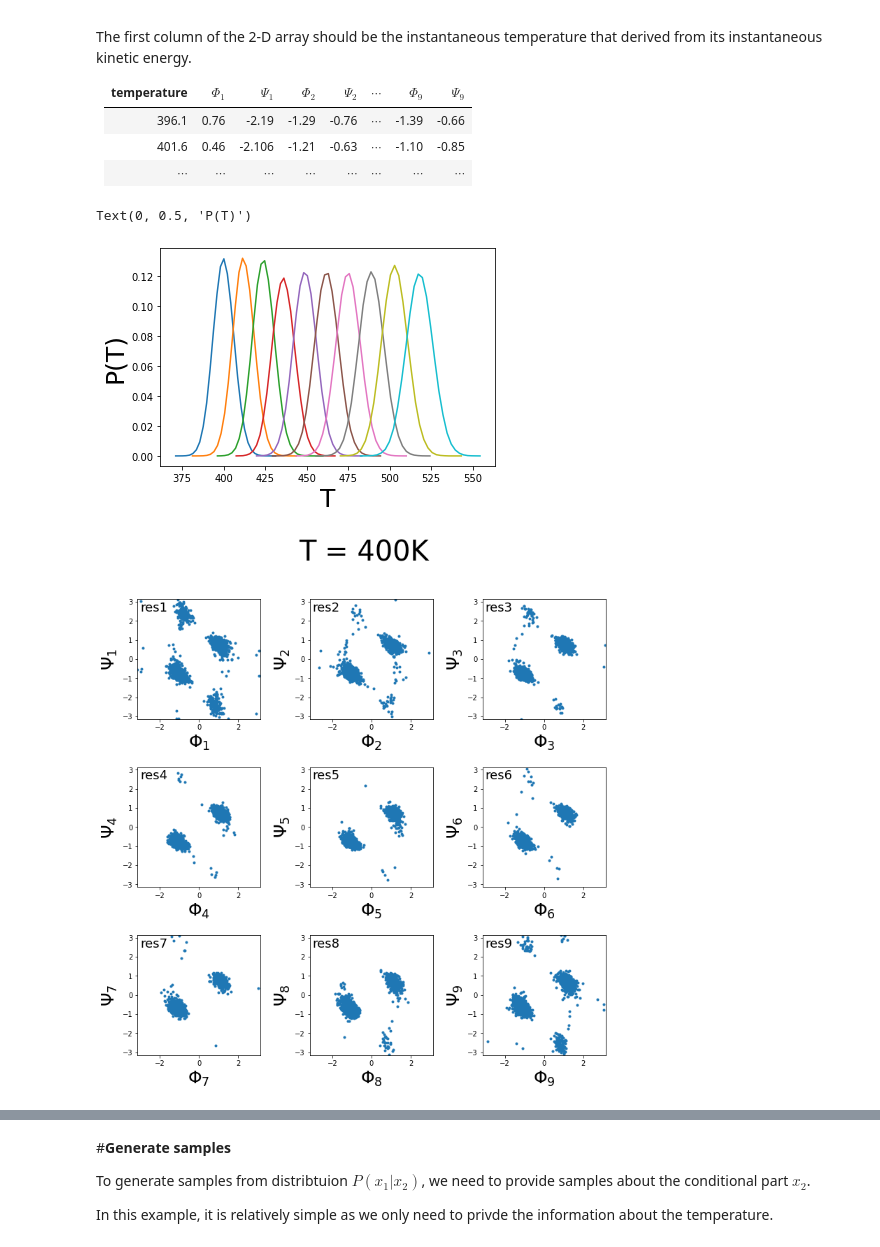
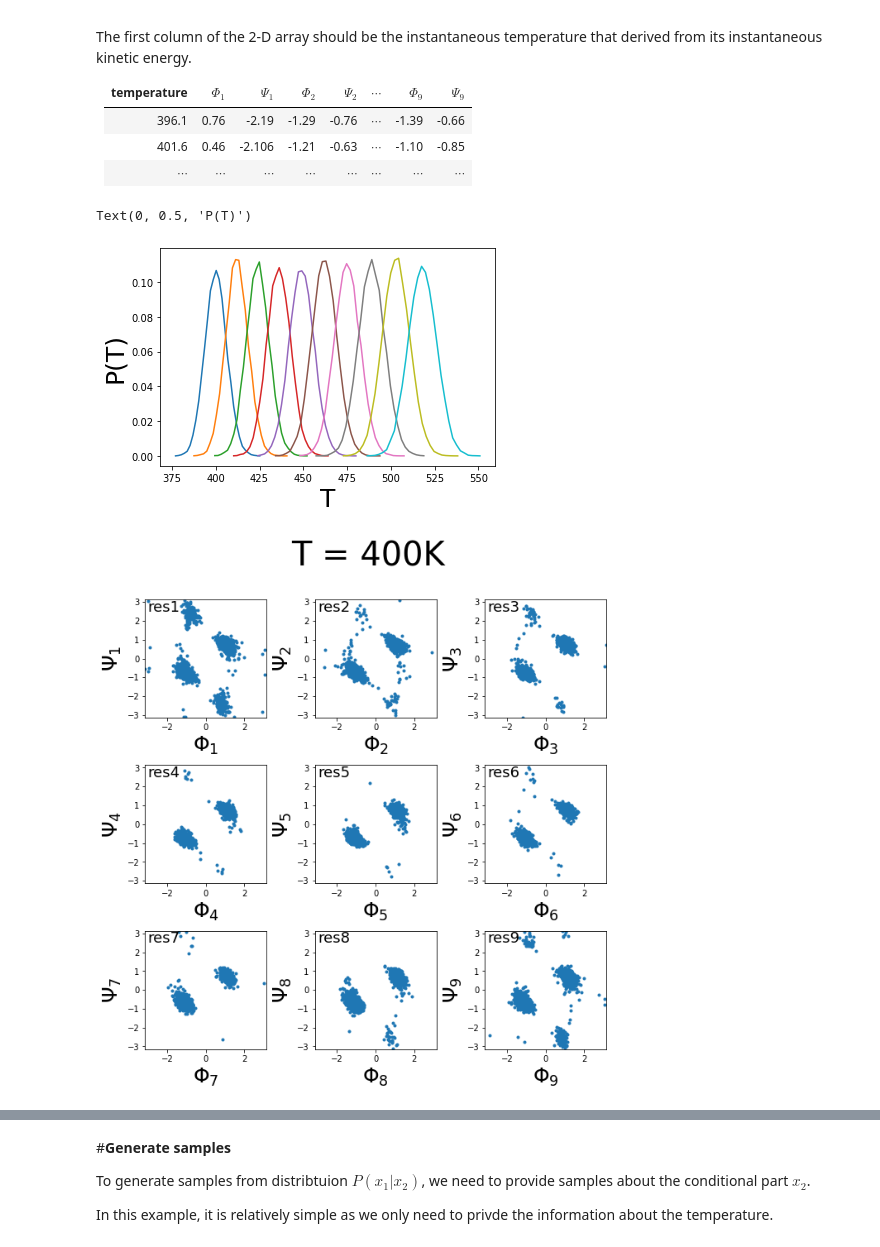
Before and after one commit to tiwarylab/DDPM_REMD, a Jupyter notebook: DPPM_REMD_SciML.ipynb, the cells around one changed output, grey strips where cells are left out. Cells and saved outputs as stored; diff of their text form; code cells hidden in the pictures.

```diff
--- a/DPPM_REMD_SciML.ipynb
+++ b/DPPM_REMD_SciML.ipynb
@@ -56,6 +51,6 @@ Example: AIB9
 ###Task:
 ####learn a generator to generate samples from $P(\Phi_1, \Psi_1, \Phi_2, \Psi_2, \cdots \Phi_9, \Psi_9|T)$
 # %%
-training_data = np.load('traj_AIB9/AIB9_REMD_T_full_100000ps_0.2ps_traj.npy') # load the dataset
+training_data = np.load('traj_AIB9/AIB9_REMD_T_full_100000ps_2.0ps_traj.npy') # load the dataset
 print(np.shape(training_data))
 # %% [output]
@@ -77,34 +72,34 @@ $\cdots$|$\cdots$|$\cdots$ |$\cdots$|$\cdots$ |$\cdots$|$\cdots$ |$\cdots$
 # %%
 #plot the distribution of instantaneous temperature of each replica
 T = training_data[:,0]
-n_sample_replica = 500000
+n_sample_replica = 50000
 n_replica = 10
 for j in range(n_replica):
   T = training_data[j*n_sample_replica: (j+1)*n_sample_replica,0]
   his, edges = np.histogram(T, bins= 30)
   his = his/np.sum(his)
   T_x = (edges[1:] + edges[:-1])/2
   plt.plot(T_x, his)
 plt.xlabel('T', fontsize = 25)
 plt.ylabel('P(T)', fontsize = 25)
 # %% [output]
 Text(0, 0.5, 'P(T)')
-[figure, old version]
+[figure, new version]
 # %%
 # plt samples from replica with T=400
-fig = plt.figure(figsize=(12, 12),frameon=False)
+fig = plt.figure(figsize=(10, 10),frameon=False)
 fig.subplots_adjust(hspace=0.4, wspace=0.4)
 fig.suptitle('T = 400K', fontsize=40)
 for i in range(1, 10):
     ax = fig.add_subplot(3, 3, i)
-    ax.plot(training_data[:n_sample_replica:250, i*2-1], training_data[:n_sample_replica:250, i*2],'.')
+    ax.plot(training_data[:n_sample_replica:25, i*2-1], training_data[:n_sample_replica:25, i*2],'.')
     ax.text(-3, 2.5,  f'res{i}', fontsize = 18)
     ax.set_xlim([-np.pi, np.pi])
     ax.set_ylim([-np.pi, np.pi])
     ax.set_xlabel(r'$\Phi_%i$'%i, fontsize = 25)
     ax.set_ylabel(r'$\Psi_%i$'%i, fontsize = 25)
 # %% [output]
-[figure, old version]
+[figure, new version]
 # %% [markdown]
 #**Training**
 ###network archetecture
```
Also changed, not shown: parts of 9 cells of this notebook, 3 other files.
